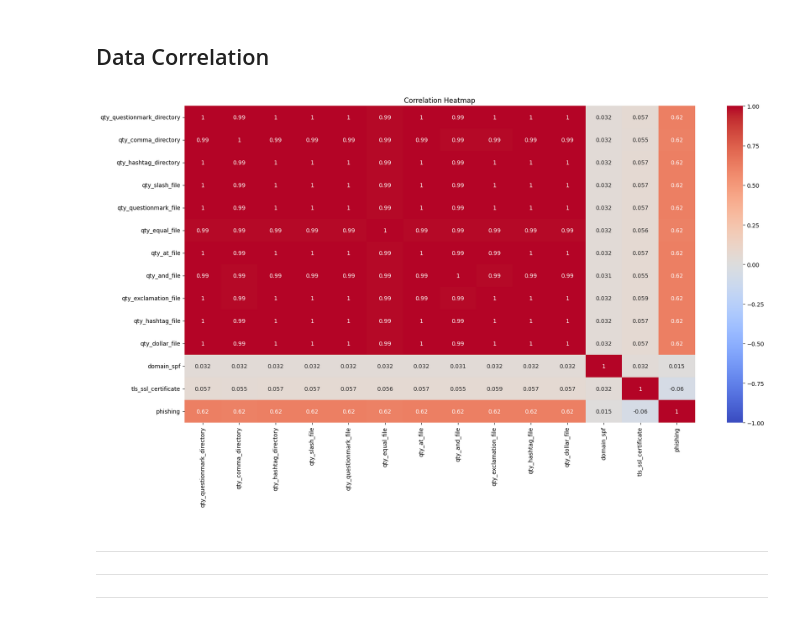
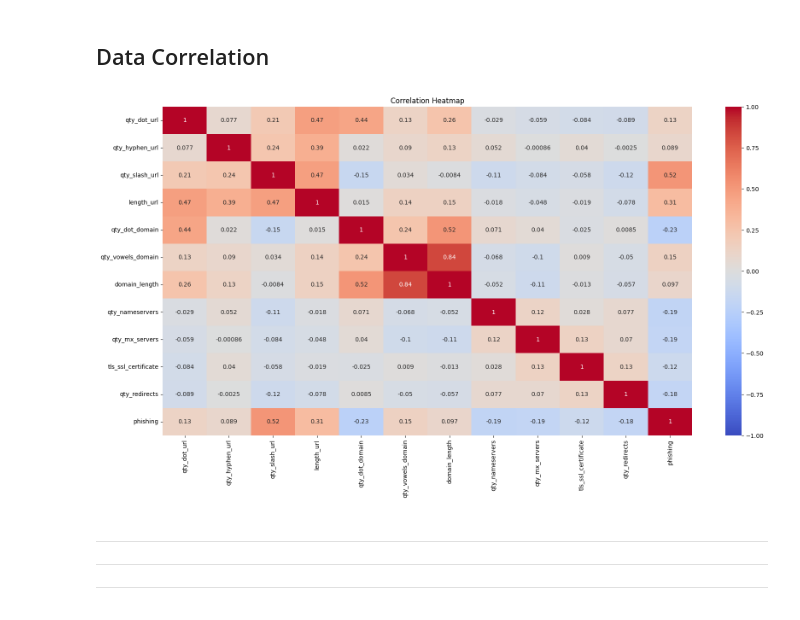
Before and after one commit to AdhamGamal/Simple-Phishing-Classification, a Jupyter notebook: pipeline.ipynb, the cells around one changed output. Drawn from its saved outputs; the diff is of its cells as text; code cells hidden in the pictures.

```diff
--- a/pipeline.ipynb
+++ b/pipeline.ipynb
@@ -111,3 +296,6 @@ pu.display_value_counts_with_order(filtered_data, filtered_data.columns, 5)
+# %%
+# And we can drop rows with negtive values form these columns:
+data = data[(data['url_google_index'] != -1) & (data['domain_google_index'] != -1)]
 # %% [markdown]
 ---
 ---
@@ -115 +310,7 @@ pu.display_value_counts_with_order(filtered_data, filtered_data.columns, 5)
+# %%
+# drop duplicates
+data.drop_duplicates(inplace=True)
+# %%
+# reset index
+data.reset_index(drop=True, inplace=True)
 # %% [markdown]
@@ -129,8 +389,5 @@ pu.display_value_counts_with_order(filtered_data, filtered_data.columns, 5)
 ## Data Imbalance
 # %%
 # Drop any feature that biased by 80% to a single value.
-threshold = 0.8
-value_counts = filtered_data.apply(lambda x: x.value_counts(normalize=True).max())
-filtered_columns = value_counts[value_counts <= threshold].index
-final_filtered_data = filtered_data[filtered_columns]
+data = analysis_utils.drop_imbalance_features(data)
 # %%
@@ -144,9 +401,9 @@ pu.display_value_counts_with_order(final_filtered_data, final_filtered_data.colu
 # %% [markdown]
 ## Data Correlation
 # %%
-pu.display_correlation(final_filtered_data, 'pearson')
+plot_utils.display_correlation(data, 'pearson')
 # %% [output]
-[figure, old version]
+[figure, new version]
 # %% [markdown]
 ---
 ---
```
Also changed, not shown: parts of 56 cells of this notebook, 2 other files.
